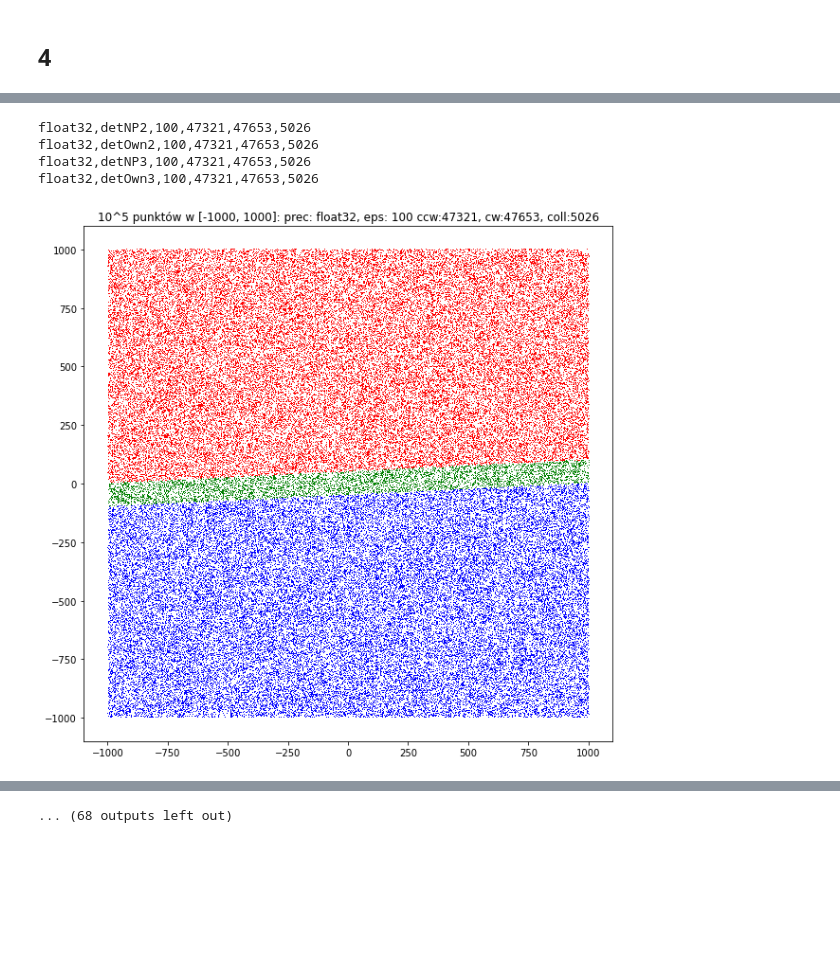
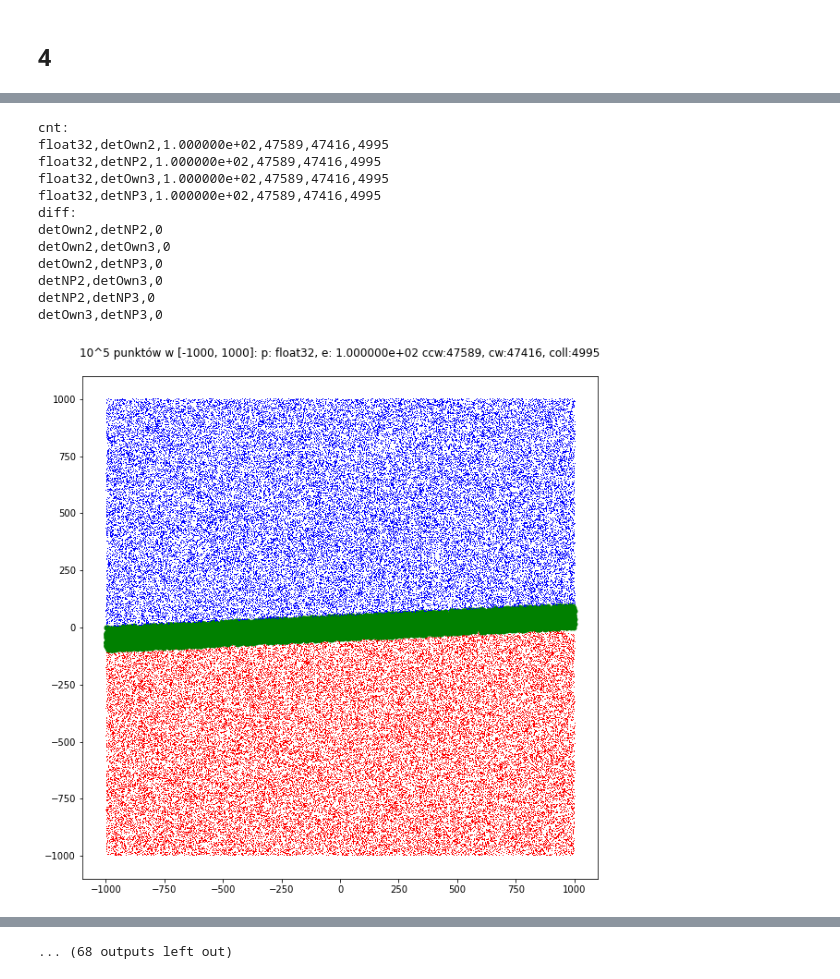
Before and after one commit to anuar2k/AGeom-2020, a Jupyter notebook: geom_lab1.ipynb, the cells around one changed output, grey strips where cells are left out. Drawn from its saved outputs; the diff is of its cells as text; code cells hidden in the pictures; blank space fills up the shorter version.

Commit message:
added diff set functionality

```diff
--- a/geom_lab1.ipynb
+++ b/geom_lab1.ipynb
@@ -141,25 +141,20 @@ def detOwn2(a, b, c):
 def detOwn3(a, b, c):
     return (a[0] * b[1] * 1) + (a[1] * 1 * c[0]) + (1 * b[0] * c[1]) - (c[0] * b[1] * 1) - (b[0] * a[1] * 1) - (a[0] * c[1] * 1)
 
-# classifies points by its clockwiseness
-def splitPoints(x, y, a, b, detFn, epsilon):
-    ccw = []
-    cw = []
-    coll = []
+# classifies points by its clockwiseness, returns list of tuples(x, y, class)
+def classifyPoints(x, y, a, b, detFn, epsilon):
+    res = []
 
     for c in zip(x, y):
         det = detFn(a, b, c)
         if det < -epsilon:
-            cw.append(c)
+            res.append((c[0], c[1], 0))
         elif det <= epsilon:
-            coll.append(c)
+            res.append((c[0], c[1], 1))
         else:
-            ccw.append(c)
+            res.append((c[0], c[1], 2))
 
-    def splitPoints(points):
-        return [[], []] if len(points) == 0 else zip(*points)
-
-    return [np.array(axis) for points in [ccw, cw, coll] for axis in splitPoints(points)]
+    return res
 
 a = [-1.0, 0.0]
 b = [1.0, 0.1]
@@ -196,10 +191,25 @@ for dataset in [
         x, y = dataset["pointsSrc"](precision)
 
         for epsilon in [10 ** -10, 10 ** -7, 10 ** -4, 10 ** -1, 10 ** 2]:
-            for detFn, fnName in [(detNP2, "detNP2"), (detOwn2, "detOwn2"), (detNP3, "detNP3"), (detOwn3, "detOwn3")]:
-                [ccwX, ccwY, cwX, cwY, collX, collY] = splitPoints(x, y, a, b, detFn, epsilon)
-                print(f"{precision},{fnName},{epsilon},{len(ccwX)},{len(cwX)},{len(collX)}")
-                if fnName == "detOwn3":
+            detNames = ["detOwn2", "detNP2", "detOwn3", "detNP3"]
+            pointsHist = [None] * 4
+            print("cnt:")
+            for i, detFn in enumerate([detOwn2, detNP2, detOwn3, detNP3]):
+                fnName = detNames[i]
+                points = classifyPoints(x, y, a, b, detFn, epsilon)
+                pointsHist[i] = points
+
+                ccw = list(map(lambda x: (x[0], x[1]), filter(lambda x: x[2] == 0, points)))
+                [ccwX, ccwY] = [[], []] if len(ccw) == 0 else zip(*ccw)
+
+                coll = list(map(lambda x: (x[0], x[1]), filter(lambda x: x[2] == 1, points)))
+                [collX, collY] = [[], []] if len(coll) == 0 else zip(*coll)
+
+                cw = list(map(lambda x: (x[0], x[1]), filter(lambda x: x[2] == 2, points)))
+                [cwX, cwY] = [[], []] if len(cw) == 0 else zip(*cw)
+
+                print(f"{precision},{fnName},{epsilon:e},{len(ccw)},{len(cw)},{len(coll)}")
+                if fnName == "detNP3":
                     marker = dataset["marker"][0]
                     markerSize = dataset["marker"][1]
 
@@ -207,12 +217,22 @@ for dataset in [
 
                     scaleAxes(dataset["limits"], 1.1)
 
-                    plt.title(f"{title}: prec: {precision}, eps: {epsilon} ccw:{len(ccwX)}, cw:{len(cwX)}, coll:{len(collX)}")
+                    plt.title(f"{title}: p: {precision}, e: {epsilon:e} ccw:{len(ccwX)}, cw:{len(cwX)}, coll:{len(collX)}\n")
 
                     plt.plot(ccwX, ccwY, marker, ms=markerSize, mfc='r', mec='r')
-                    plt.plot(collX, collY, marker, ms=markerSize, mfc='g', mec='g')
+                    plt.plot(collX, collY, ".", ms=10, mfc='g', mec='g')
                     plt.plot(cwX, cwY, marker, ms=markerSize, mfc='b', mec='b')
 
-                    plt.show()
+            print("diff:")
+            for left in range(3):
+                for right in range(left + 1, 4):
+                    diff = 0
+                    for l, p in zip(pointsHist[left], pointsHist[right]):
+                        if l[2] != p[2]:
+                            diff += 1
+
+                    print(f"{detNames[left]},{detNames[right]},{diff}")
+
+            plt.show()
 # %% [output]
 ------Zbiór danych: 10^5 punktów w [-1000, 1000]
@@ -239,5 +291,13 @@ float32,detOwn3,0.1,49838,50161,1
-float32,detNP2,100,47321,47653,5026
-float32,detOwn2,100,47321,47653,5026
-float32,detNP3,100,47321,47653,5026
-float32,detOwn3,100,47321,47653,5026
+cnt:
+float32,detOwn2,1.000000e+02,47589,47416,4995
+float32,detNP2,1.000000e+02,47589,47416,4995
+float32,detOwn3,1.000000e+02,47589,47416,4995
+float32,detNP3,1.000000e+02,47589,47416,4995
+diff:
+detOwn2,detNP2,0
+detOwn2,detOwn3,0
+detOwn2,detNP3,0
+detNP2,detOwn3,0
+detNP2,detNP3,0
+detOwn3,detNP3,0
-[figure, old version]
+[figure, new version]
```
Also changed, not shown: parts of 5 cells of this notebook.
